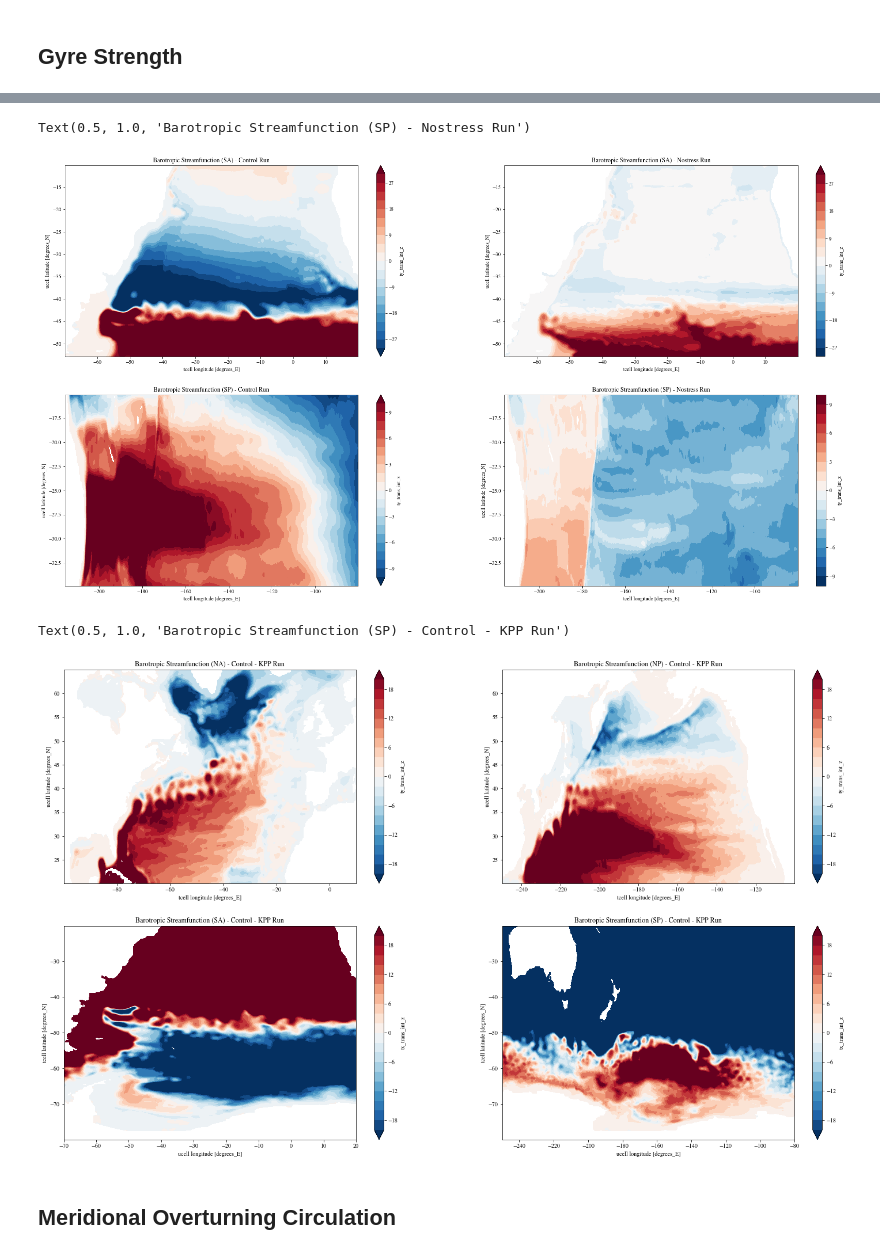
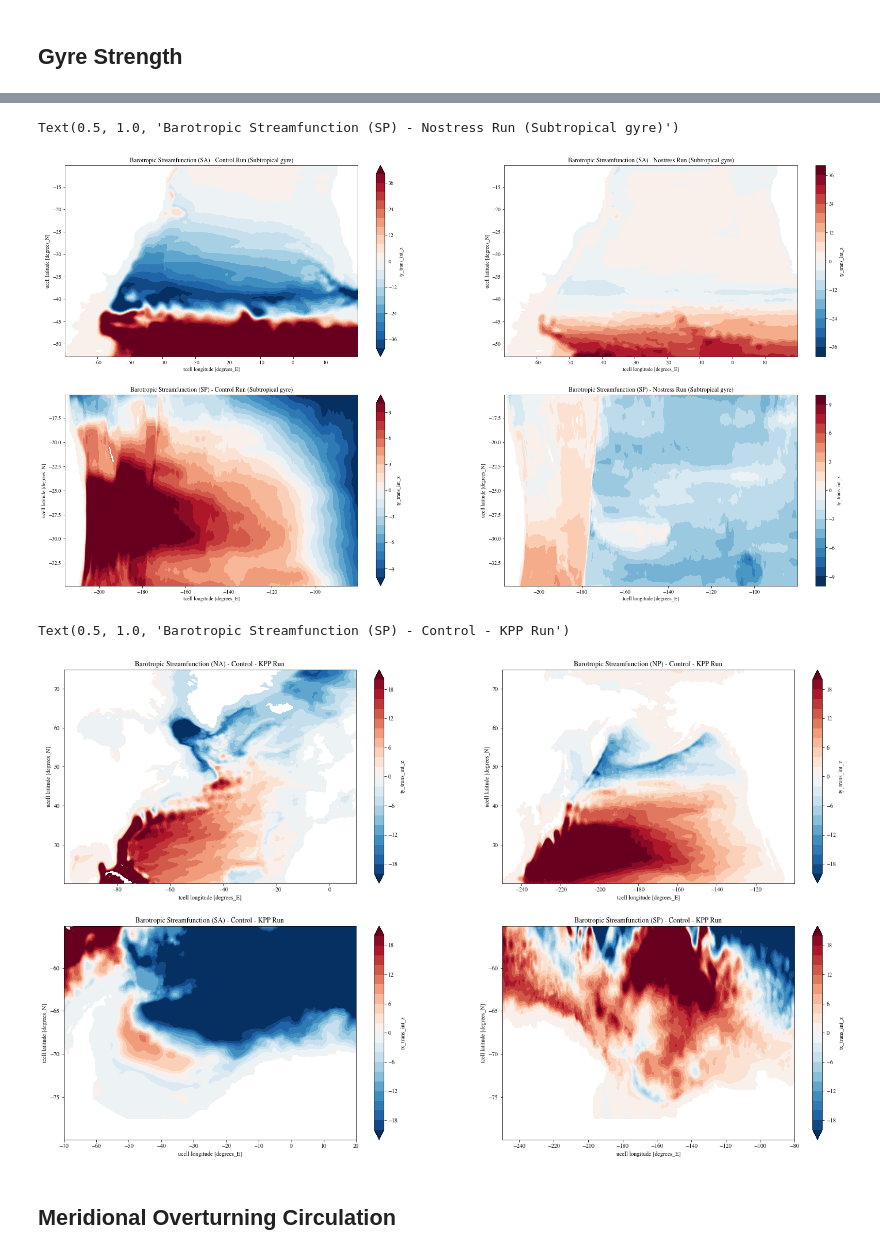
Before and after one commit to dhruvbhagtani/Parametrised-KPP-Diagnostics, a Jupyter notebook: No_stress_1990s.ipynb, the cells around one changed output, grey strips where cells are left out. Drawn from its saved outputs; the diff is of its cells as text; code cells hidden in the pictures.

```diff
--- a/No_stress_1990s.ipynb
+++ b/No_stress_1990s.ipynb
@@ -35,8 +35,8 @@ session = cc.database.create_session(db)
 expt = ['025deg_jra55_ryf_param_kpp3', '025deg_jra55_ryf_nostress_param_kpp']
 name = ['Control', 'No-stress']
 # %%
-start_time = '1976-01-01'
-end_time = '1979-12-31'
+start_time = '1996-01-01'
+end_time = '1999-12-31'
 # %% [markdown]
 ## KPP Mixing Layer
 # %%
@@ -269,10 +269,10 @@ Text(0.5, 1.0, 'Surface heat flux - SP')
 # %% [markdown]
 ## Gyre Strength
 # %%
-tx_trans_int_z_cont = cc.querying.getvar(expt[0], 'tx_trans_int_z', session, start_time = '1970-01-01', end_time = end_time)
-ty_trans_int_z_cont = cc.querying.getvar(expt[0], 'ty_trans_int_z', session, start_time = '1970-01-01', end_time = end_time)
-tx_trans_int_z_pram = cc.querying.getvar(expt[1], 'tx_trans_int_z', session, start_time = '1970-01-01', end_time = end_time)
-ty_trans_int_z_pram = cc.querying.getvar(expt[1], 'ty_trans_int_z', session, start_time = '1970-01-01', end_time = end_time)
+tx_trans_int_z_cont = cc.querying.getvar(expt[0], 'tx_trans_int_z', session, start_time = '1990-01-01', end_time = end_time)
+ty_trans_int_z_cont = cc.querying.getvar(expt[0], 'ty_trans_int_z', session, start_time = '1990-01-01', end_time = end_time)
+tx_trans_int_z_pram = cc.querying.getvar(expt[1], 'tx_trans_int_z', session, start_time = '1990-01-01', end_time = end_time)
+ty_trans_int_z_pram = cc.querying.getvar(expt[1], 'ty_trans_int_z', session, start_time = '1990-01-01', end_time = end_time)
 # %%
 rho0 = 1025
 
@@ -304,8 +304,8 @@ psi_cont_SP = -tx_cont_SP.cumsum('yt_ocean').where(abs(tx_cont_SP<=1.e20))/(rho0
 tx_pram_SP = tx_trans_int_z_pram.sel(xu_ocean = slice(x_min, x_max)).sel(yt_ocean = slice(y_min, y_max))
 psi_pram_SP = -tx_pram_SP.cumsum('yt_ocean').where(abs(tx_pram_SP<=1.e20))/(rho0*1.e6)
 # %%
-start_time_gyre = '1970-01-01'
-end_time_gyre = '1979-12-31'
+start_time_gyre = '1990-01-01'
+end_time_gyre = '1999-12-31'
 fig, axes = plt.subplots(nrows = 4, ncols = 2, figsize = (28,30))
 
 psi_cont_NA.sel(time = slice(start_time_gyre, end_time_gyre)).mean('time').plot.contourf(ax = axes[0][0], levels = np.linspace(-20,20,21))
@@ -365,25 +365,25 @@ axes[1][0].set_title('Barotropic Streamfunction (SP) - Control Run (Subtropical
 psi_pram_SP2.sel(time = slice(start_time_gyre, end_time_gyre)).mean('time').plot.contourf(ax = axes[1][1], levels = np.linspace(-10,10,21))
 axes[1][1].set_title('Barotropic Streamfunction (SP) - Nostress Run (Subtropical gyre)')
 # %% [output]
-Text(0.5, 1.0, 'Barotropic Streamfunction (SP) - Nostress Run')
+Text(0.5, 1.0, 'Barotropic Streamfunction (SP) - Nostress Run (Subtropical gyre)')
-[figure, old version]
+[figure, new version]
 # %%
 fig, axes = plt.subplots(nrows = 2, ncols = 2, figsize = (25,15))
 
-(psi_cont_NA - psi_pram_NA).sel(time = slice(start_time, end_time)).mean('time').plot.contourf(ax = axes[0][0], levels = np.linspace(-20,20,21))
+(psi_cont_NA - psi_pram_NA).sel(time = slice(start_time_gyre, end_time_gyre)).mean('time').plot.contourf(ax = axes[0][0], levels = np.linspace(-20,20,21))
 axes[0][0].set_title('Barotropic Streamfunction (NA) - Control - KPP Run')
 
-(psi_cont_NP - psi_pram_NP).sel(time = slice(start_time, end_time)).mean('time').plot.contourf(ax = axes[0][1], levels = np.linspace(-20,20,21))
+(psi_cont_NP - psi_pram_NP).sel(time = slice(start_time_gyre, end_time_gyre)).mean('time').plot.contourf(ax = axes[0][1], levels = np.linspace(-20,20,21))
 axes[0][1].set_title('Barotropic Streamfunction (NP) - Control - KPP Run')
 
-(psi_cont_SA - psi_pram_SA).sel(time = slice(start_time, end_time)).mean('time').plot.contourf(ax = axes[1][0], levels = np.linspace(-20,20,21))
+(psi_cont_SA - psi_pram_SA).sel(time = slice(start_time_gyre, end_time_gyre)).mean('time').plot.contourf(ax = axes[1][0], levels = np.linspace(-20,20,21))
 axes[1][0].set_title('Barotropic Streamfunction (SA) - Control - KPP Run')
 
-(psi_cont_SP - psi_pram_SP).sel(time = slice(start_time, end_time)).mean('time').plot.contourf(ax = axes[1][1], levels = np.linspace(-20,20,21))
+(psi_cont_SP - psi_pram_SP).sel(time = slice(start_time_gyre, end_time_gyre)).mean('time').plot.contourf(ax = axes[1][1], levels = np.linspace(-20,20,21))
 axes[1][1].set_title('Barotropic Streamfunction (SP) - Control - KPP Run')
 # %% [output]
 Text(0.5, 1.0, 'Barotropic Streamfunction (SP) - Control - KPP Run')
-[figure, old version]
+[figure, new version]
 # %% [markdown]
 ## Meridional Overturning Circulation
 # %%
```
Also changed, not shown: parts of 24 cells of this notebook.
